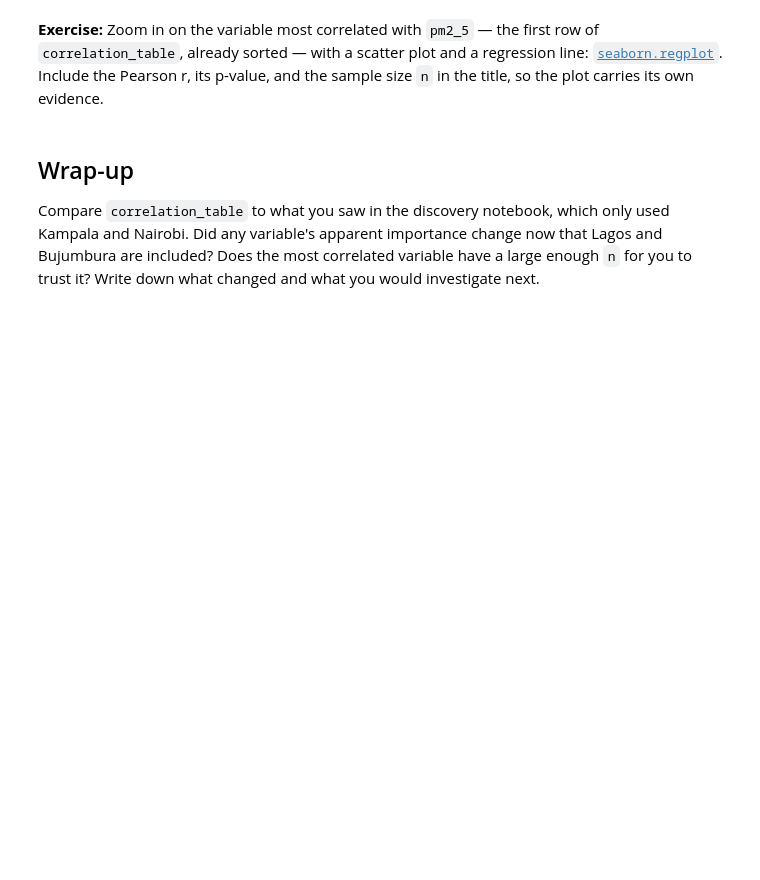
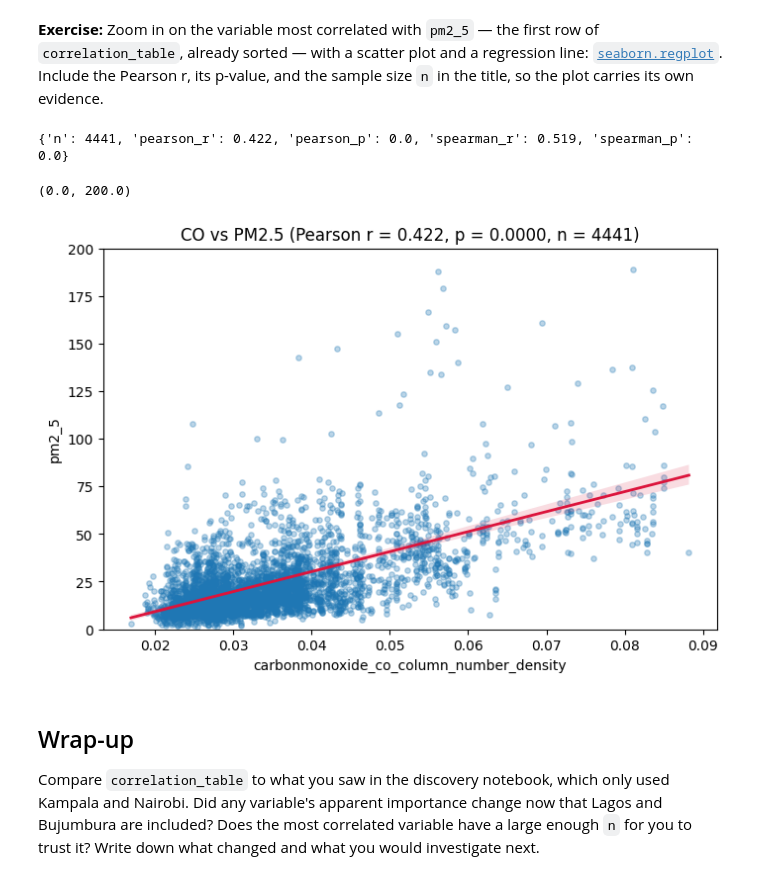
Before and after one commit to zakarya-22/air-quality-analysis, a Jupyter notebook: notebooks/session3/01_correlation_analysis.ipynb, the cells around one changed output. Saved outputs shown, nothing was run; the diff lists cells and outputs as text; code cells hidden in the pictures; blank space fills up the shorter version.

```diff
--- a/notebooks/session3/01_correlation_analysis.ipynb
+++ b/notebooks/session3/01_correlation_analysis.ipynb
@@ -71,3 +76,20 @@ def correlate_with_target(df, column, target_col):
     Returns:
     - dict with n, pearson_r, pearson_p, spearman_r, spearman_p
     """
+    data=df.copy()
+    #data['missing']= data[column].isna() | data[target_col].isna() et après on laisse les enregitrements ou missing est false
+    data= data.dropna(subset=[column,target_col],how='any')
+    result_pearson= stats.pearsonr(data[column],data[target_col])
+    result_spearman= stats.spearmanr(data[column],data[target_col])
+
+    d={}
+
+    d['n']=len(data)
+    d['pearson_r']= round(float(result_pearson.statistic),3)
+    d['pearson_p']= round(float(result_pearson.pvalue),5)
+    d['spearman_r']= round(float(result_spearman.statistic),3)
+    d['spearman_p']= round(float(result_spearman.pvalue),5)
+    return d
+
+
+print(correlate_with_target(df,"sulphurdioxide_so2_column_number_density","carbonmonoxide_co_column_number_density"))
@@ -115,6 +220,41 @@ def pairwise_correlation_matrices(df, columns):
 # %%
 # TODO 6: scatter plot + regression line for the most correlated variable, with its
 # statistics in the title
+
+plt.figure(figsize=(8,5))
+COLUMNS = [
+    "city", "date", "hour", "site_latitude", "site_longitude", "pm2_5",
+    "sulphurdioxide_so2_column_number_density",
+    "carbonmonoxide_co_column_number_density",
+    "nitrogendioxide_no2_column_number_density",
+    "formaldehyde_tropospheric_hcho_column_number_density",
+    "uvaerosolindex_absorbing_aerosol_index",
+    "ozone_o3_column_number_density",
+    "uvaerosollayerheight_aerosol_height",
+    "cloud_cloud_fraction",
+]
+
+d=correlate_with_target(df,"pm2_5","carbonmonoxide_co_column_number_density")
+
+sns.regplot(
+    data=df,
+    x="carbonmonoxide_co_column_number_density",
+    y="pm2_5",
+    scatter_kws={"alpha": 0.3, "s": 15},  # Handles overplotting with large datasets
+    line_kws={"color": "crimson", "linewidth": 2},  # Regression line styling
+    ci=95,  # 95% bootstrap confidence interval
+)
+
+print(d)
+n,r,p=d['n'],d['pearson_r'],d['pearson_p']
+plt.title(
+    f"CO vs PM2.5 (Pearson r = {float(r):.3f}, p = {float(p):.4f}, n = {n})"
+)
+plt.ylim(0,200)
+# %% [output]
+{'n': 4441, 'pearson_r': 0.422, 'pearson_p': 0.0, 'spearman_r': 0.519, 'spearman_p': 0.0}
+(0.0, 200.0)
+[figure, added]
 # %% [markdown]
 ## Wrap-up
 
```
Also changed, not shown: parts of 6 cells of this notebook, 1 other file.
